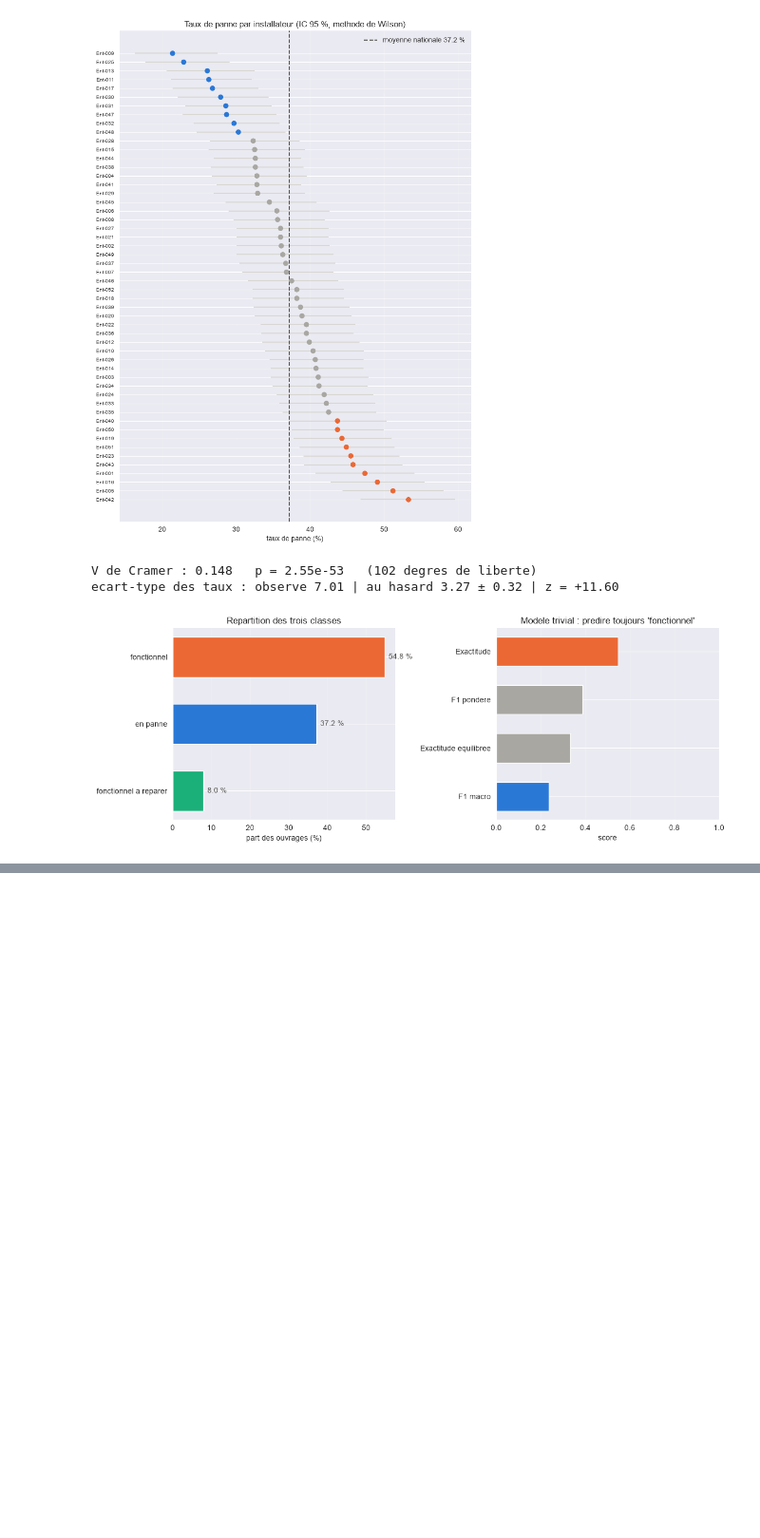
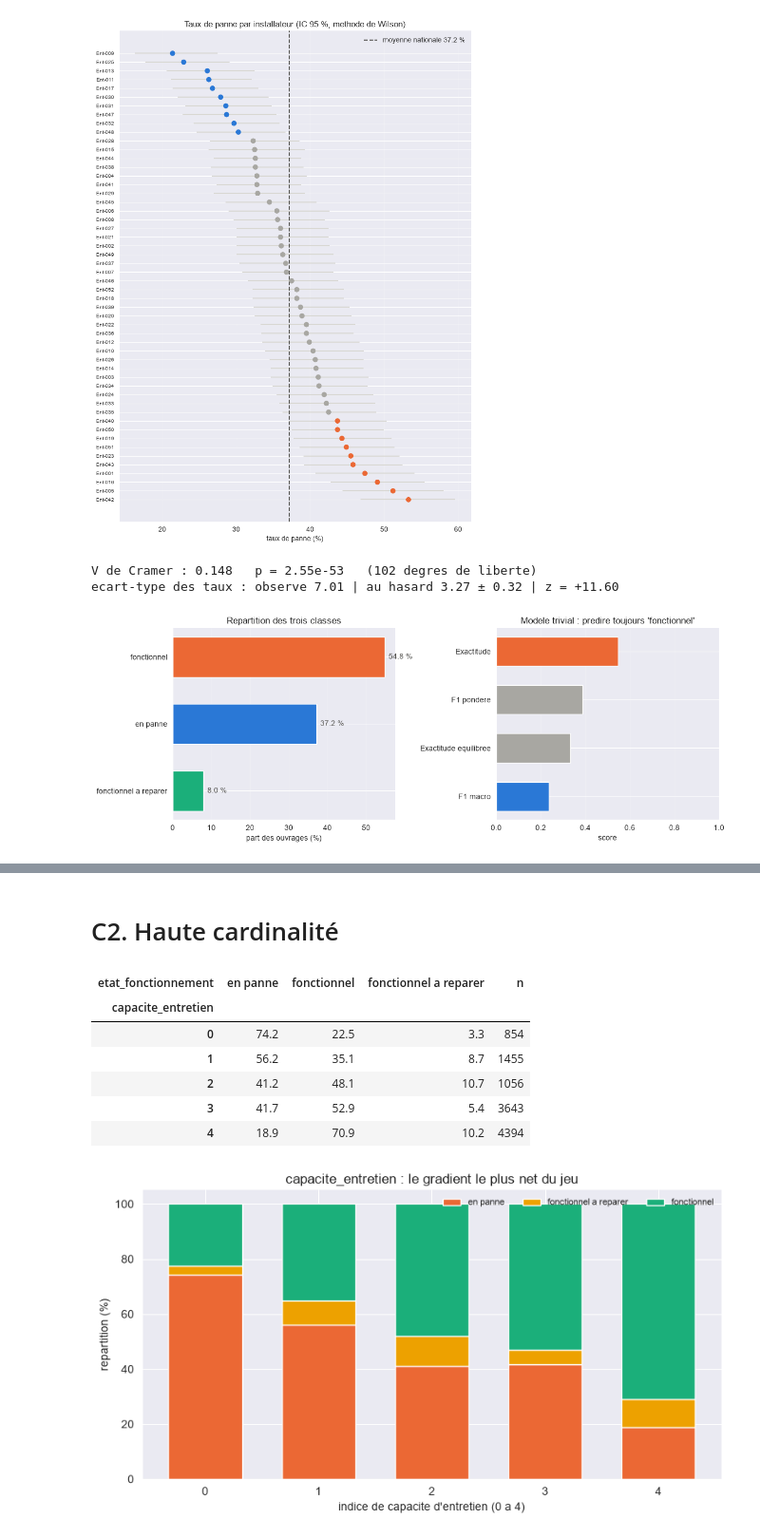
Before and after one commit to perrin1/points_eau, a Jupyter notebook: notebooks/note.ipynb, the cells around one changed output, grey strips where cells are left out. Shown at 95% size. Drawn from its saved outputs; the diff is of its cells as text; code cells hidden in the pictures; blank space fills up the shorter version.

```diff
--- a/notebooks/note.ipynb
+++ b/notebooks/note.ipynb
@@ -1015,0 +1026,8 @@ fig.tight_layout(); fig.savefig("../reports/b1_classes.png", dpi=150, bbox_inche
+# %%
+df_propre = nettoyer(pd.read_csv("../data/points_eau.csv"))
+df = preparer(pd.read_csv("../data/points_eau.csv"))
+
+DERIVEES = [c for c in df.columns if c not in df_propre.columns]
+print(f"{df_propre.shape[1]} colonnes -> {df.shape[1]} ({len(DERIVEES)} creees)")
+print(DERIVEES)
+display(df[DERIVEES].describe().T[["count", "mean", "50%", "max"]].round(3))
@@ -1015,0 +1052,29 @@ fig.tight_layout(); fig.savefig("../reports/b1_classes.png", dpi=150, bbox_inche
+# %% [markdown]
+# C2. Haute cardinalité
+# %%
+profil = pd.crosstab(df["capacite_entretien"], df["etat_fonctionnement"],
+                     normalize="index").mul(100).round(1)
+profil["n"] = df["capacite_entretien"].value_counts()
+display(profil)
+
+fig, ax = plt.subplots(figsize=(8, 4.5))
+bas = np.zeros(len(profil))
+for classe, couleur in [("en panne", "#eb6834"), ("fonctionnel a reparer", "#eda100"),
+                        ("fonctionnel", "#1baf7a")]:
+    ax.bar(profil.index.astype(str), profil[classe], bottom=bas, color=couleur,
+           label=classe, width=.65)
+    bas += profil[classe].values
+ax.set(title="capacite_entretien : le gradient le plus net du jeu",
+       xlabel="indice de capacite d'entretien (0 a 4)", ylabel="repartition (%)")
+ax.spines[["top", "right"]].set_visible(False)
+ax.legend(frameon=False, fontsize=8, ncol=3)
+fig.tight_layout(); fig.savefig("../reports/c1_capacite_entretien.png", dpi=150, bbox_inches="tight")
+# %% [output]
+| etat_fonctionnement | en panne | fonctionnel | fonctionnel a reparer | n |
+| capacite_entretien |  |  |  |  |
+| 0 | 74.2 | 22.5 | 3.3 | 854 |
+| 1 | 56.2 | 35.1 | 8.7 | 1455 |
+| 2 | 41.2 | 48.1 | 10.7 | 1056 |
+| 3 | 41.7 | 52.9 | 5.4 | 3643 |
+| 4 | 18.9 | 70.9 | 10.2 | 4394 |
+[figure, added]
```
Also changed, not shown: parts of 8 cells of this notebook, 12 other files.
